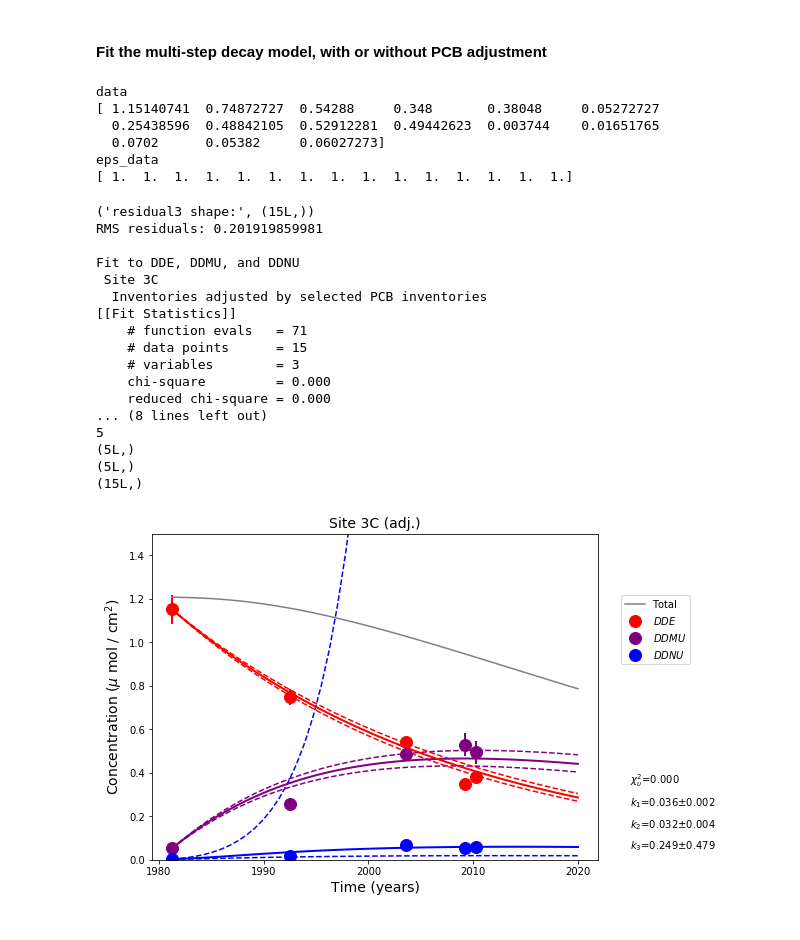
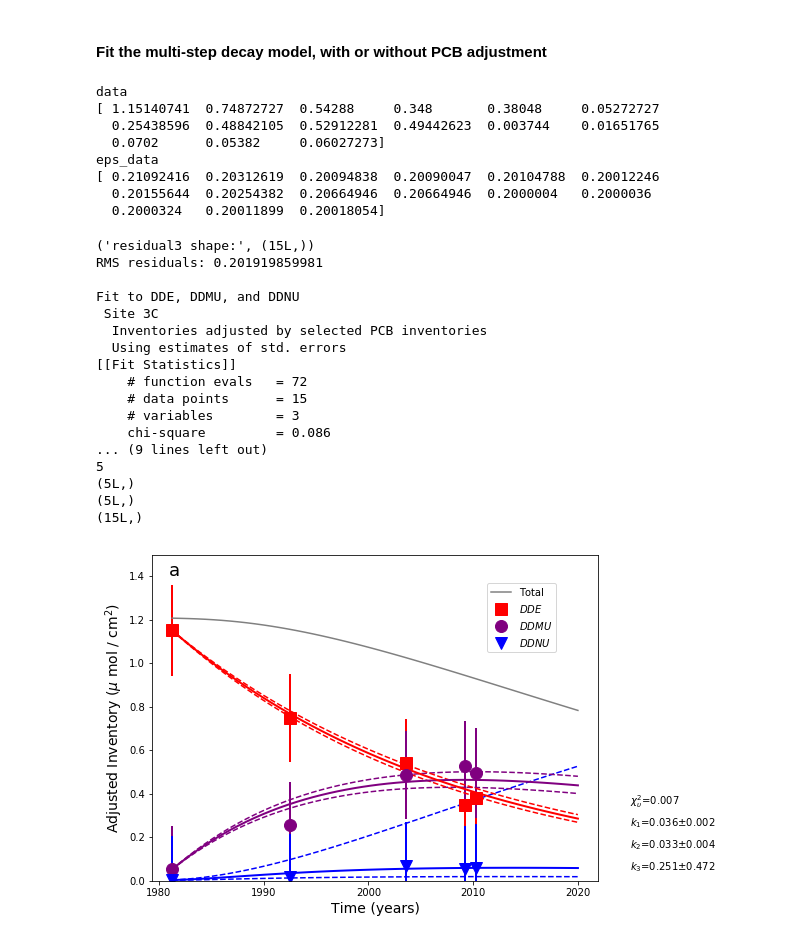
Before and after one commit to csherwood-usgs/bateman, a Jupyter notebook: bateman_May_calcs.ipynb, the cells around one changed output. Drawn from its saved outputs; the diff is of its cells as text; code cells hidden in the pictures.

```diff
--- a/bateman_May_calcs.ipynb
+++ b/bateman_May_calcs.ipynb
@@ -40,7 +41,7 @@ site = 'Site 3C'
 adjust_inventories=True
 
 # Use std. deviations in chi-square calculation?
-use_eps=False
+use_eps=True
 
 # These strings are used to build filenames for the output figures and set y-axis limits
 itext = '_'
@@ -227,7 +228,9 @@ data
   0.25438596  0.48842105  0.52912281  0.49442623  0.003744    0.01651765
   0.0702      0.05382     0.06027273]
 eps_data
-[ 1.  1.  1.  1.  1.  1.  1.  1.  1.  1.  1.  1.  1.  1.  1.]
+[ 0.21092416  0.20312619  0.20094838  0.20090047  0.20104788  0.20012246
+  0.20155644  0.20254382  0.20664946  0.20664946  0.2000004   0.2000036
+  0.2000324   0.20011899  0.20018054]
 # %%
 # fit the multistep model
 params = Parameters()
@@ -281,9 +284,9 @@ n =0
 for k in np.arange(3):
     for j in np.arange(3):
         for i in np.arange(3):
-            kep[n][0]=kf[0]+ke[0]*kmult[k]
-            kep[n][1]=kf[1]+ke[1]*kmult[i]
-            kep[n][2]=kf[2]+ke[2]*kmult[j]
+            kep[n][0]=max(0.,kf[0]+ke[0]*kmult[k])
+            kep[n][1]=max(0.,kf[1]+ke[1]*kmult[i])
+            kep[n][2]=max(0.,kf[2]+ke[2]*kmult[j])
             C0 = np.array((data[0],data[nt],data[2*nt]))
             Cc = odeint(dcdt3,C0,tm, args = (kep[n,:],))
             C1[n,:] = Cc[:,0]
@@ -324,9 +327,9 @@ plt.plot(tm,Cmin[:,0],'--',color='red')
 plt.plot(tm,Cm[:,2],'-', color='blue',linewidth=2)
 plt.plot(tm,Cm[:,1],'-', color='purple',linewidth=2)
 plt.plot(tm,Cm[:,0],'-', color='red',linewidth=2)
-plt.plot(t,data[0:nt],'o',color='red',markersize=12,linestyle='None',label='$DDE$')
+plt.plot(t,data[0:nt],'s',color='red',markersize=12,linestyle='None',label='$DDE$')
 plt.plot(t,data[nt:2*nt],'o',color='purple',markersize=12,linestyle='None',label='$DDMU$')
-plt.plot(t,data[2*nt:3*nt],'o',color='blue',markersize=12,linestyle='None',label='$DDNU$')
+plt.plot(t,data[2*nt:3*nt],'v',color='blue',markersize=12,linestyle='None',label='$DDNU$')
 plt.errorbar(t,data[0:nt], yerr=data_ebar[0:nt],color='red',elinewidth=2,linestyle='None')
 plt.errorbar(t,data[nt:2*nt], yerr=data_ebar[nt:2*nt],color='purple',elinewidth=2,linestyle='None')
 plt.errorbar(t,data[2*nt:3*nt], yerr=data_ebar[2*nt:3*nt],color='blue',elinewidth=2,linestyle='None')
@@ -334,40 +337,46 @@ plt.xticks(np.arange(1980,2020+1,10))
 plt.xlabel(r'Time (years)', fontsize=14)
 
 ax.set_ylim(yl)
-plt.ylabel(r'Concentration ($\mu$ mol / cm$^2$)',fontsize=14)
+plt.ylabel(r'Adjusted Inventory ($\mu$ mol / cm$^2$)',fontsize=14)
 ts0 = r"$\chi _{\upsilon }^{2}$"+"={0:.3f}".format(chir)
 ts1=  r"$k_1$"+"={0:.3f}".format(kf[0])+r"$\pm${0:.3f}".format(ke[0])
 ts2=  r"$k_2$"+"={0:.3f}".format(kf[1])+r"$\pm${0:.3f}".format(ke[1])
 ts3=  r"$k_3$"+"={0:.3f}".format(kf[2])+r"$\pm${0:.3f}".format(ke[2])
 ax.text(2025.,.35,ts0)
 ax.text(2025.,.25,ts1)
 ax.text(2025.,.15,ts2)
 ax.text(2025.,.05,ts3)
-plt.legend(loc=(1.05,.6))
+if site=='Site 3C':
+    plt.legend(loc=(.75,.7))
+    ax.text(1981,1.4,"a",fontsize=18)
+if site=='Site 6C':
+    plt.legend(loc=(.05,.7))
+    ax.text(1981,1.4*3.5/1.5,"b",fontsize=18)
+
 ttle = site
 if(adjust_inventories==True):
     ttle = ttle+r" (adj.)"
 if(use_eps==True):
     ttle = ttle+r" with eps"
-plt.title(ttle,fontsize=14)
+#plt.title(ttle,fontsize=14)
 figname = site+itext+etext+"DDE_DDMU_DDNU_rev.png"
 plt.savefig(figname, bbox_inches='tight')
 # %% [output]
 ('residual3 shape:', (15L,))
 RMS residuals: 0.201919859981
 
 Fit to DDE, DDMU, and DDNU
  Site 3C
   Inventories adjusted by selected PCB inventories
+  Using estimates of std. errors
 [[Fit Statistics]]
-    # function evals   = 71
+    # function evals   = 72
     # data points      = 15
     # variables        = 3
-    chi-square         = 0.000
-    reduced chi-square = 0.000
-... (8 lines left out)
+    chi-square         = 0.086
+... (9 lines left out)
 5
 (5L,)
 (5L,)
 (15L,)
-[figure, old version]
+[figure, new version]
```
Also changed, not shown: parts of 2 cells of this notebook, 3 other files.
